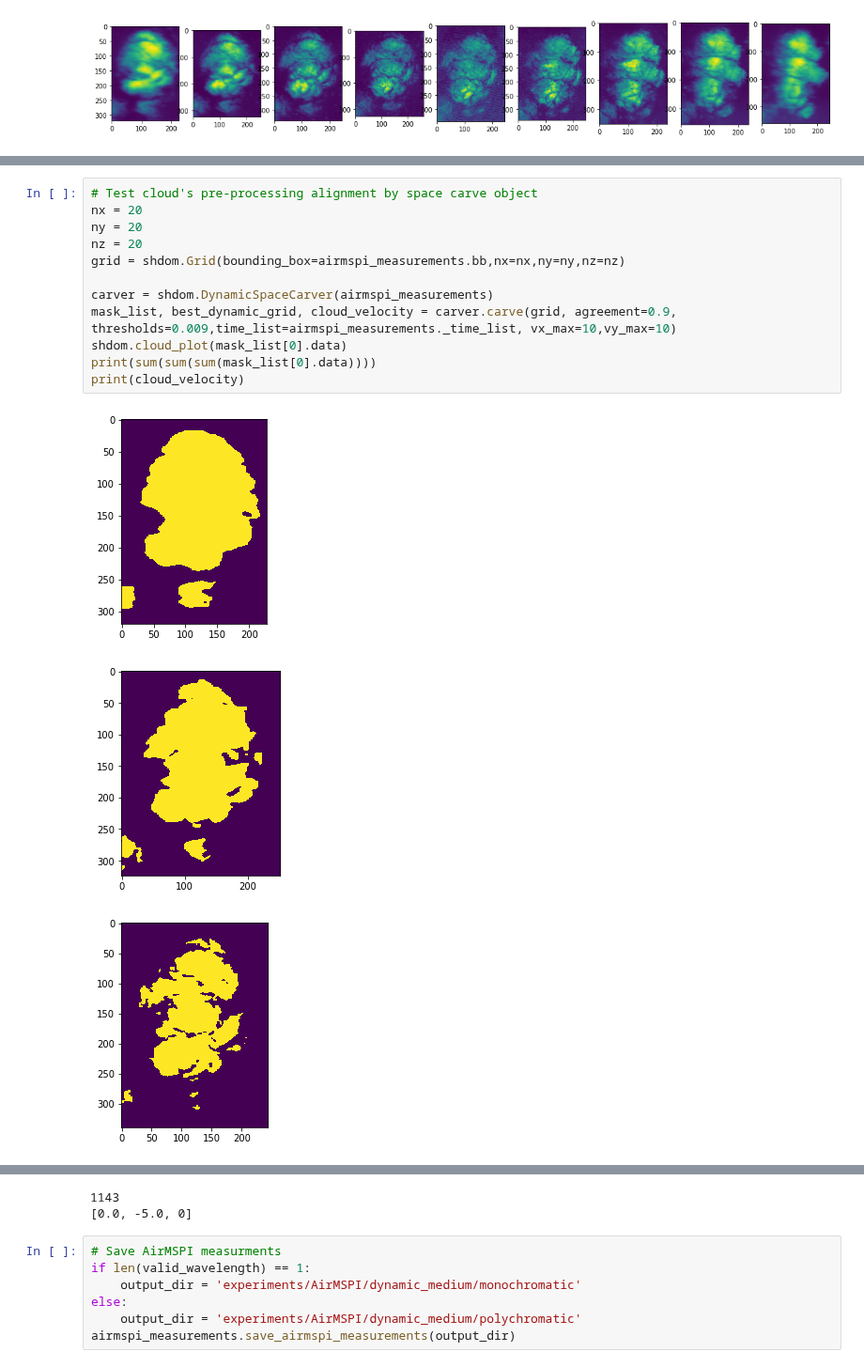
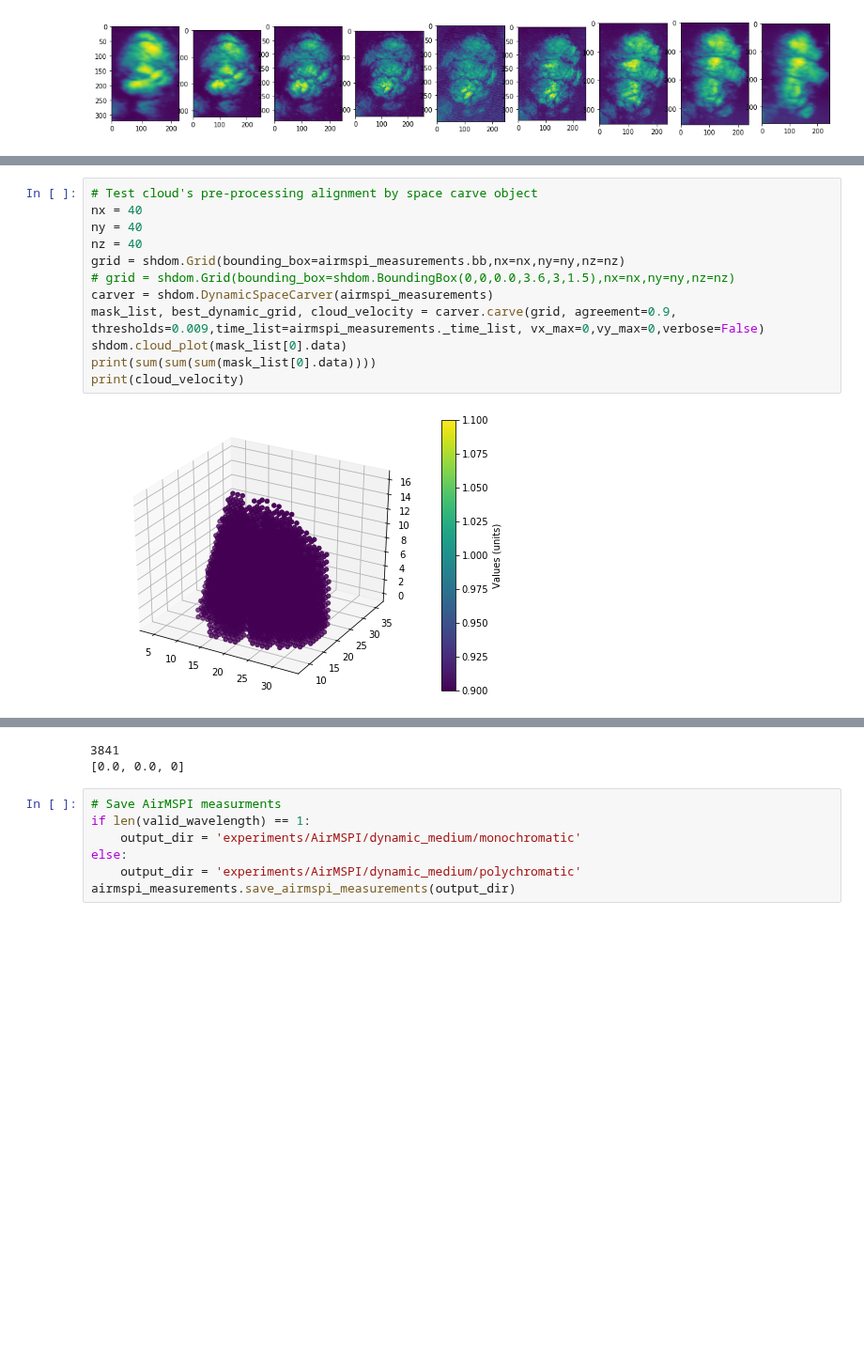
Before and after one commit to aviadlevis/pyshdom, a Jupyter notebook: Develop_Dynamic_cloud/AirMSPI Dynamic Data Loading.ipynb, the cells around one changed output, grey strips where cells are left out. Shown at 94% size. Cells and saved outputs as stored; diff of their text form; blank space fills up the shorter version.

Commit message:
AirMSPI cloud base bug fix

```diff
--- a/Develop_Dynamic_cloud/AirMSPI Dynamic Data Loading.ipynb
+++ b/Develop_Dynamic_cloud/AirMSPI Dynamic Data Loading.ipynb
@@ -84,16 +83,14 @@ airmspi_measurements.plot(ax,[x_min, x_max],[y_min, y_max],[0, 20],5)
 # %%
 # Test cloud's pre-processing alignment by space carve object
-nx = 20
-ny = 20
-nz = 20
+nx = 40
+ny = 40
+nz = 40
 grid = shdom.Grid(bounding_box=airmspi_measurements.bb,nx=nx,ny=ny,nz=nz)
-
+# grid = shdom.Grid(bounding_box=shdom.BoundingBox(0,0,0.0,3.6,3,1.5),nx=nx,ny=ny,nz=nz)
 carver = shdom.DynamicSpaceCarver(airmspi_measurements)
-mask_list, best_dynamic_grid, cloud_velocity = carver.carve(grid, agreement=0.9, thresholds=0.009,time_list=airmspi_measurements._time_list, vx_max=10,vy_max=10)
+mask_list, best_dynamic_grid, cloud_velocity = carver.carve(grid, agreement=0.9, thresholds=0.009,time_list=airmspi_measurements._time_list, vx_max=0,vy_max=0,verbose=False)
 shdom.cloud_plot(mask_list[0].data)
 print(sum(sum(sum(mask_list[0].data))))
 print(cloud_velocity)
 # %% [output]
-[figure, old version]
+[figure, new version]
-[figure, removed]
-[figure, removed]
@@ -107,5 +97,5 @@ print(cloud_velocity)
-1143
-[0.0, -5.0, 0]
+3841
+[0.0, 0.0, 0]
 # %%
 # Save AirMSPI measurments
 if len(valid_wavelength) == 1:
```
Also changed, not shown: parts of 3 cells of this notebook, 2 other files.
